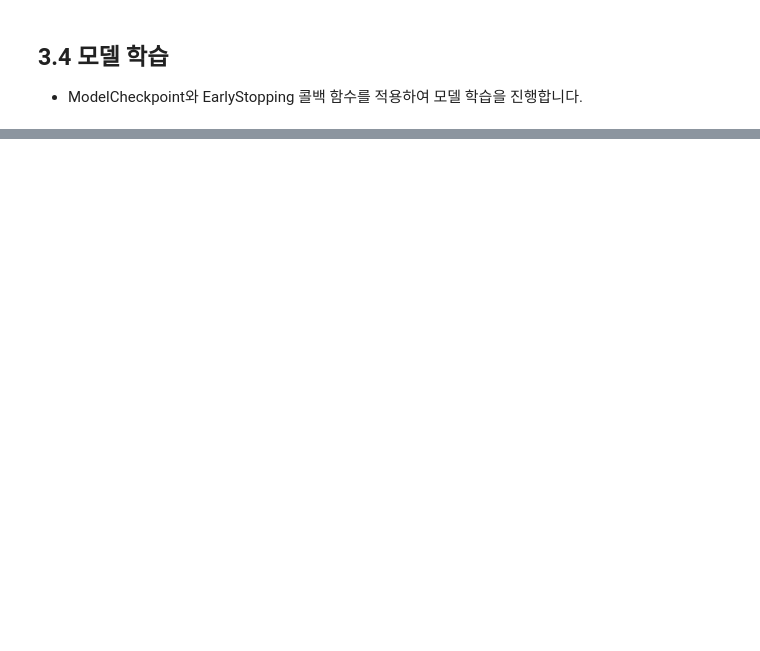
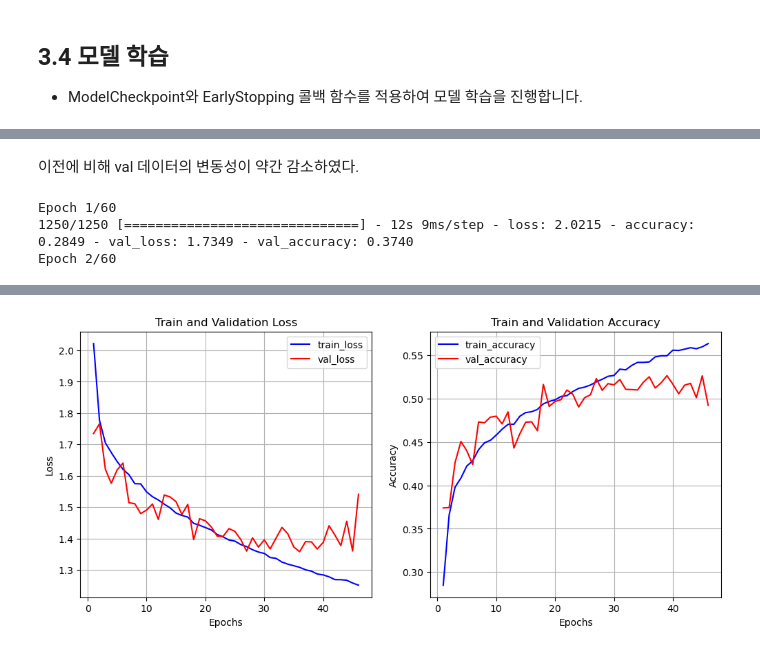
Before and after one commit to Gyu-Ri-Park/aiffel_quest, a Jupyter notebook: quest/240308_Boston_Reuters_CIFAR10.ipynb, the cells around one changed output, grey strips where cells are left out. Drawn from its saved outputs; the diff is of its cells as text; code cells hidden in the pictures; blank space fills up the shorter version.

```diff
--- a/quest/240308_Boston_Reuters_CIFAR10.ipynb
+++ b/quest/240308_Boston_Reuters_CIFAR10.ipynb
@@ -992,0 +1144,68 @@ model.evaluate(x_test, y_test)
+# %% [markdown]
+이전에 비해 val 데이터의 변동성이 약간 감소하였다.
+# %%
+#모델 복잡성 더 줄이기
+model = models.Sequential()
+model.add(layers.Input(shape=(3072,)))
+model.add(layers.Dense(512))   # 복잡성 감소
+model.add(layers.BatchNormalization())
+model.add(layers.Activation('relu'))
+model.add(layers.Dropout(0.5))
+model.add(layers.Dense(256))   # 복잡성 감소
+model.add(layers.BatchNormalization())
+model.add(layers.Activation('relu'))
+model.add(layers.Dropout(0.5))
+model.add(layers.Dense(128))   # 복잡성 감소
+model.add(layers.BatchNormalization())
+model.add(layers.Activation('relu'))
+model.add(layers.Dropout(0.5))
+model.add(layers.Dense(10, activation='softmax'))
+
+model.compile(optimizer='rmsprop',
+              loss='sparse_categorical_crossentropy',
+              metrics=['accuracy'])
+
+
+check_point_cb = callbacks.ModelCheckpoint('CIFAR10_model.h5',
+                                           save_best_only=True)
+early_stopping_cb = callbacks.EarlyStopping(patience=10,
+                                            monitor='val_loss',
+                                            restore_best_weights=True)
+history = model.fit(x_train, y_train, epochs=60,
+                    validation_data=(x_val, y_val),
+                    callbacks=[check_point_cb, early_stopping_cb])
+
+history_dict = history.history
+
+loss = history_dict['loss']
+val_loss = history_dict['val_loss']
+
+epochs = range(1, len(loss) + 1)
+fig = plt.figure(figsize=(12, 5))
+
+ax1 = fig.add_subplot(1, 2, 1)
+ax1.plot(epochs, loss, 'b-', label='train_loss')
+ax1.plot(epochs, val_loss, 'r-', label='val_loss')
+ax1.set_title('Train and Validation Loss')
+ax1.set_xlabel('Epochs')
+ax1.set_ylabel('Loss')
+ax1.grid()
+ax1.legend()
+
+accuracy = history_dict['accuracy']
+val_accuracy = history_dict['val_accuracy']
+
+ax2 = fig.add_subplot(1, 2, 2)
+ax2.plot(epochs, accuracy, 'b-', label='train_accuracy')
+ax2.plot(epochs, val_accuracy, 'r-', label='val_accuracy')
+ax2.set_title('Train and Validation Accuracy')
+ax2.set_xlabel('Epochs')
+ax2.set_ylabel('Accuracy')
+ax2.grid()
+ax2.legend()
+
+plt.show()
+# %% [output]
+Epoch 1/60
+1250/1250 [==============================] - 12s 9ms/step - loss: 2.0215 - accuracy: 0.2849 - val_loss: 1.7349 - val_accuracy: 0.3740
+Epoch 2/60
@@ -992,0 +1229 @@ model.evaluate(x_test, y_test)
+[figure, added]
```
Also changed, not shown: parts of 46 cells of this notebook.
